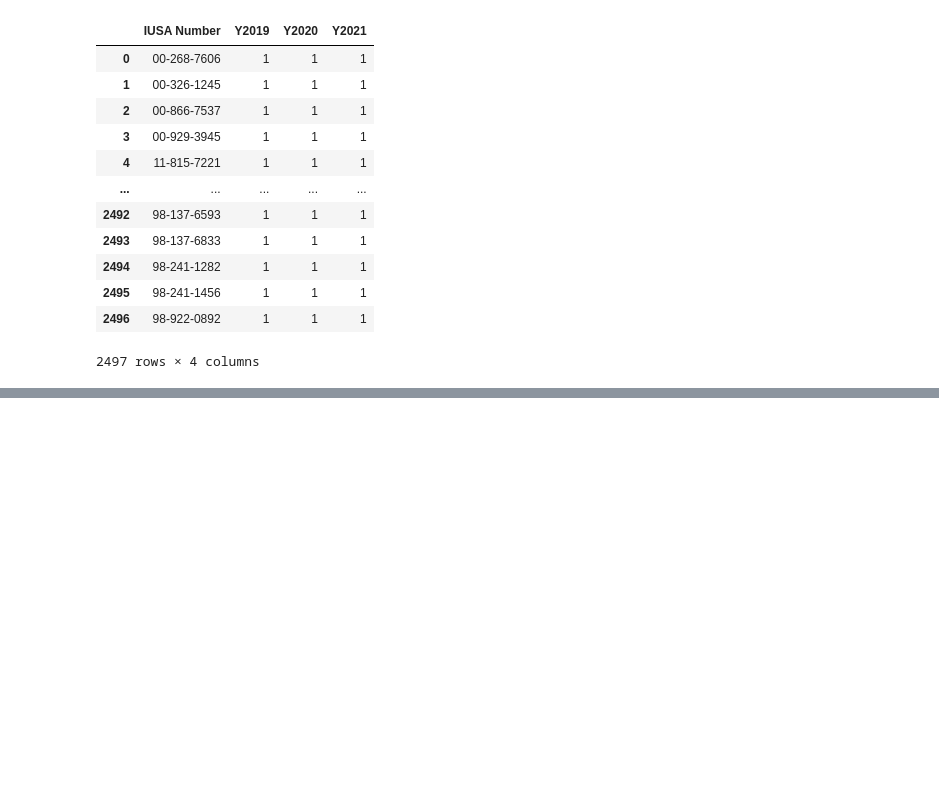
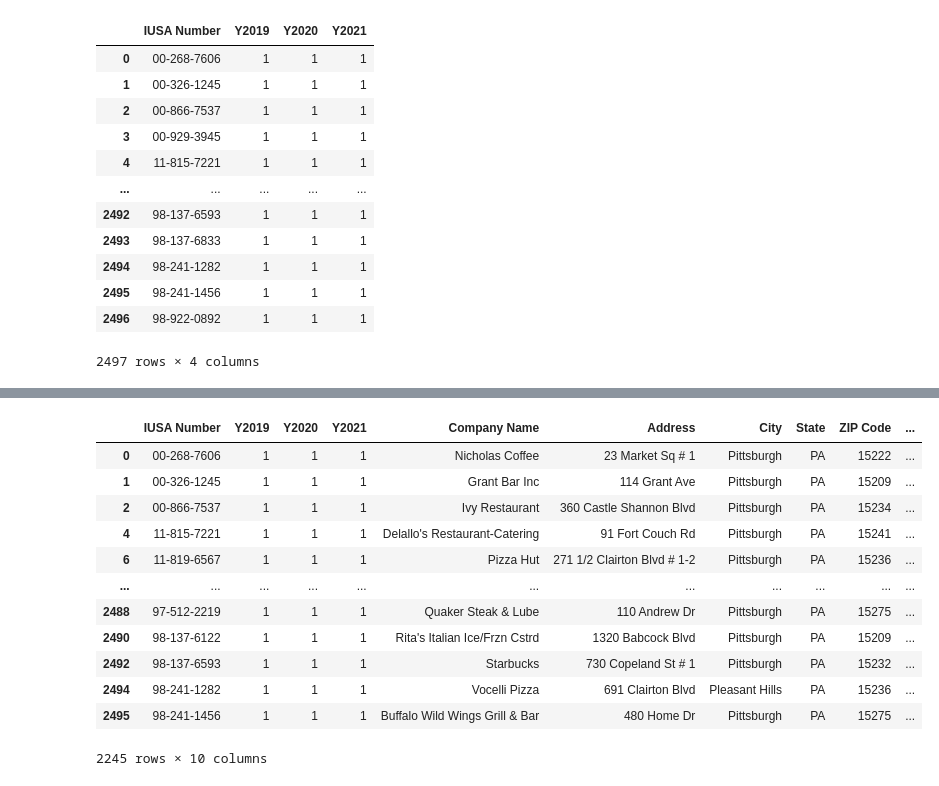
Before and after one commit to korawichkavee/GIS-Restaurant_COVID_Walkable_PGH, a Jupyter notebook: PivotYear.ipynb, the cells around one changed output, grey strips where cells are left out. Saved outputs shown, nothing was run; the diff lists cells and outputs as text; code cells hidden in the pictures; blank space fills up the shorter version.

```diff
--- a/PivotYear.ipynb
+++ b/PivotYear.ipynb
@@ -84,3 +174,21 @@ df_join
+# %%
+ls = ['Arcades' ,'Party Centers']
+df_join = df_join[~df_join['Primary SIC Description'].isin(ls)]
+df_join
+# %% [output]
+|  | IUSA Number | Y2019 | Y2020 | Y2021 | Company Name | Address | City | State | ZIP Code | ... |
+| 0 | 00-268-7606 | 1 | 1 | 1 | Nicholas Coffee | 23 Market Sq # 1 | Pittsburgh | PA | 15222 | ... |
+| 1 | 00-326-1245 | 1 | 1 | 1 | Grant Bar Inc | 114 Grant Ave | Pittsburgh | PA | 15209 | ... |
+| 2 | 00-866-7537 | 1 | 1 | 1 | Ivy Restaurant | 360 Castle Shannon Blvd | Pittsburgh | PA | 15234 | ... |
+| 4 | 11-815-7221 | 1 | 1 | 1 | Delallo's Restaurant-Catering | 91 Fort Couch Rd | Pittsburgh | PA | 15241 | ... |
+| 6 | 11-819-6567 | 1 | 1 | 1 | Pizza Hut | 271 1/2 Clairton Blvd # 1-2 | Pittsburgh | PA | 15236 | ... |
+| ... | ... | ... | ... | ... | ... | ... | ... | ... | ... | ... |
+| 2488 | 97-512-2219 | 1 | 1 | 1 | Quaker Steak & Lube | 110 Andrew Dr | Pittsburgh | PA | 15275 | ... |
+| 2490 | 98-137-6122 | 1 | 1 | 1 | Rita's Italian Ice/Frzn Cstrd | 1320 Babcock Blvd | Pittsburgh | PA | 15209 | ... |
+| 2492 | 98-137-6593 | 1 | 1 | 1 | Starbucks | 730 Copeland St # 1 | Pittsburgh | PA | 15232 | ... |
+| 2494 | 98-241-1282 | 1 | 1 | 1 | Vocelli Pizza | 691 Clairton Blvd | Pleasant Hills | PA | 15236 | ... |
+| 2495 | 98-241-1456 | 1 | 1 | 1 | Buffalo Wild Wings Grill & Bar | 480 Home Dr | Pittsburgh | PA | 15275 | ... |
+2245 rows × 10 columns
 # %%
 #export
 df_join.to_csv("RestaurantYYY" + ".csv",index=False)
```
Also changed, not shown: parts of 6 cells of this notebook, 2 other files.
